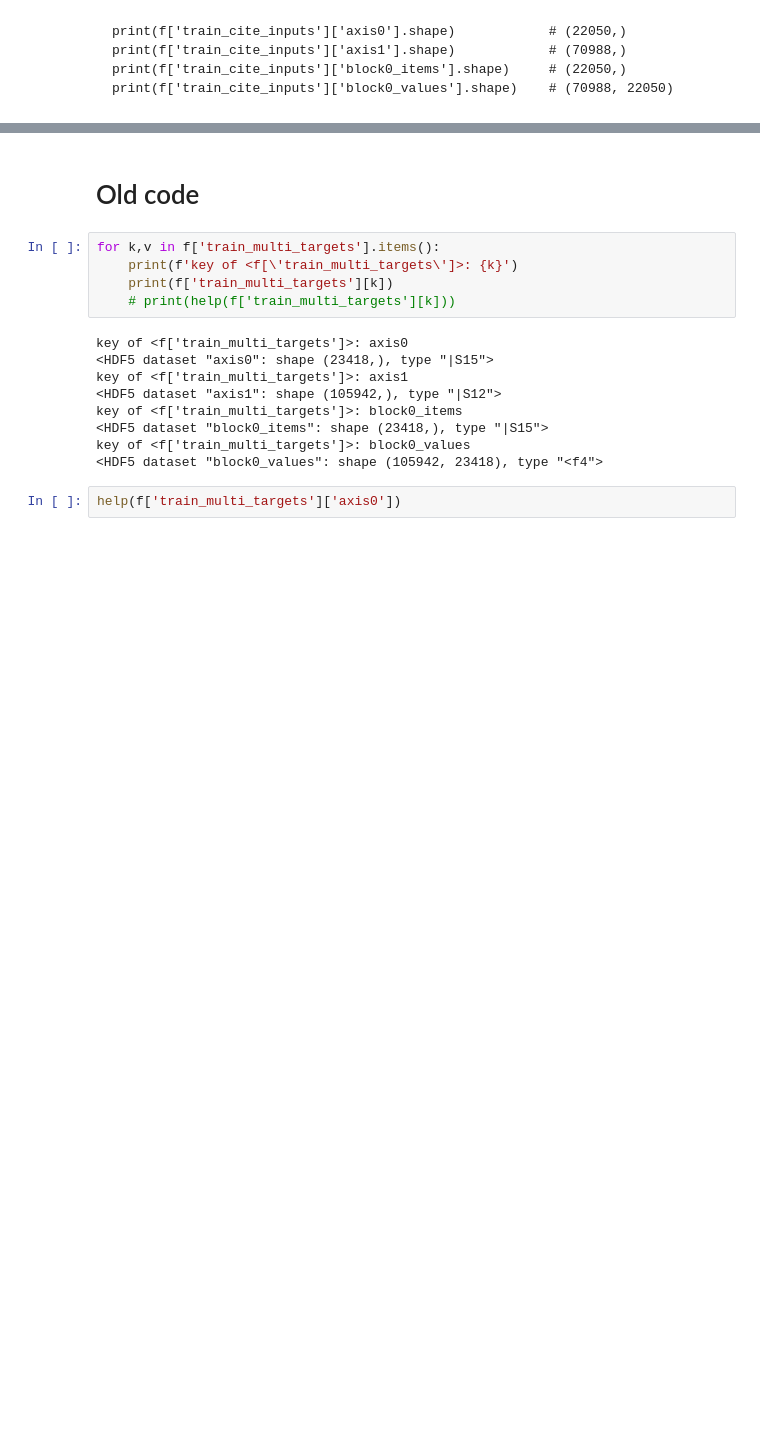
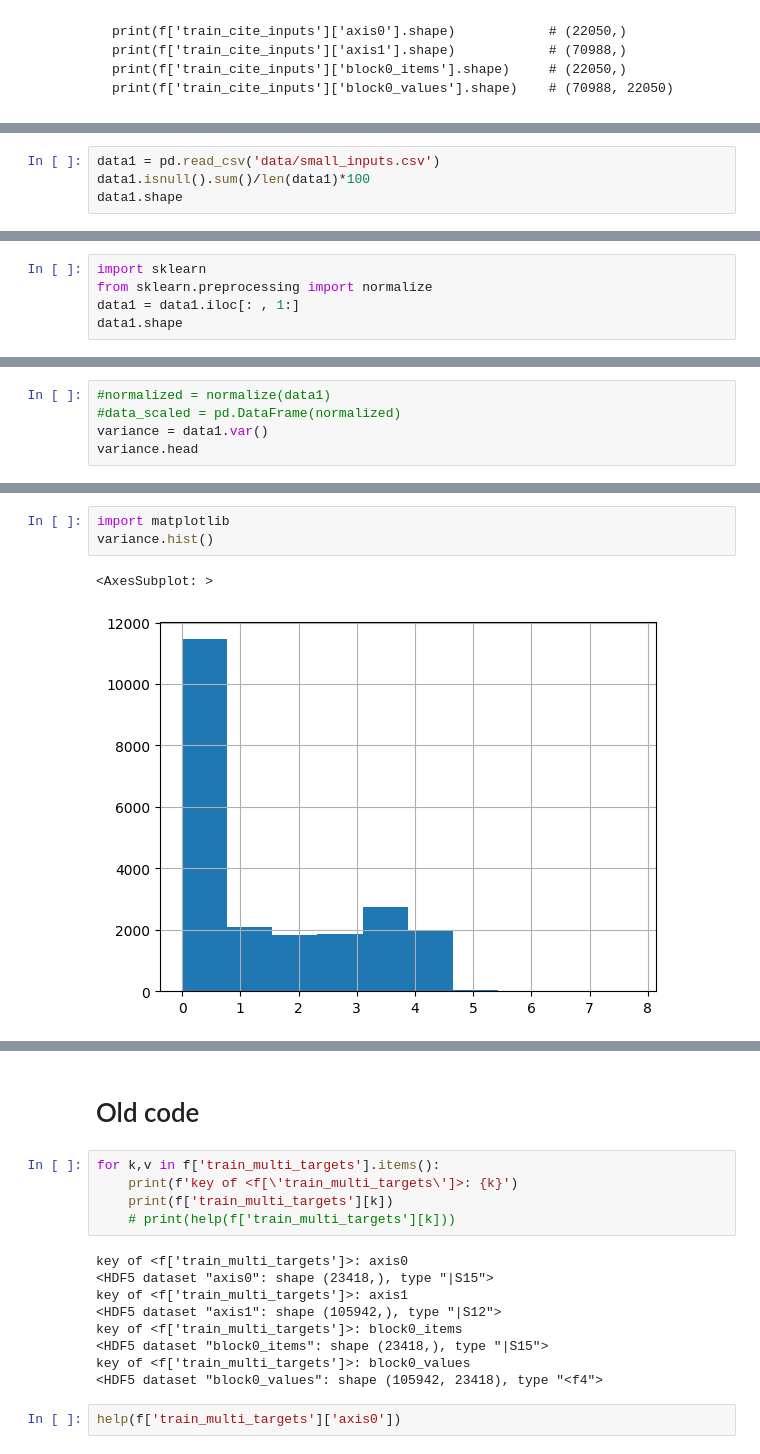
Before and after one commit to botakveggie/Multimodal-Single-Cell-Integration, a Jupyter notebook: metadata_explore.ipynb, the cells around one changed output, grey strips where cells are left out. Saved outputs shown, nothing was run; the diff lists cells and outputs as text; blank space fills up the shorter version.

```diff
--- a/metadata_explore.ipynb
+++ b/metadata_explore.ipynb
@@ -110,0 +163,4 @@ array([1.1678035 , 0.62253   , 0.10695851, 0.32498938, 3.331674  ],
+# %%
+data1 = pd.read_csv('data/small_inputs.csv')
+data1.isnull().sum()/len(data1)*100
+data1.shape
@@ -110,0 +169,5 @@ array([1.1678035 , 0.62253   , 0.10695851, 0.32498938, 3.331674  ],
+# %%
+import sklearn
+from sklearn.preprocessing import normalize
+data1 = data1.iloc[: , 1:]
+data1.shape
@@ -110,0 +176,5 @@ array([1.1678035 , 0.62253   , 0.10695851, 0.32498938, 3.331674  ],
+# %%
+#normalized = normalize(data1)
+#data_scaled = pd.DataFrame(normalized)
+variance = data1.var()
+variance.head
@@ -110,0 +194,6 @@ array([1.1678035 , 0.62253   , 0.10695851, 0.32498938, 3.331674  ],
+# %%
+import matplotlib
+variance.hist()
+# %% [output]
+<AxesSubplot: >
+[figure, added]
```
Also changed, not shown: parts of 20 cells of this notebook.
